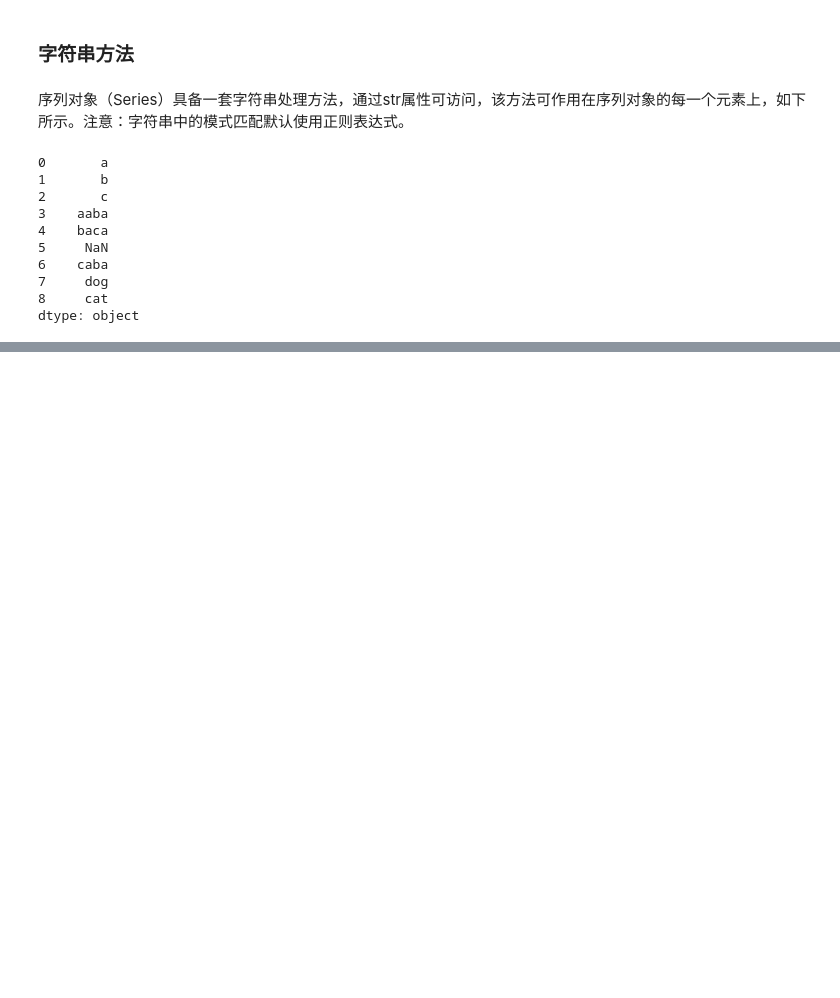
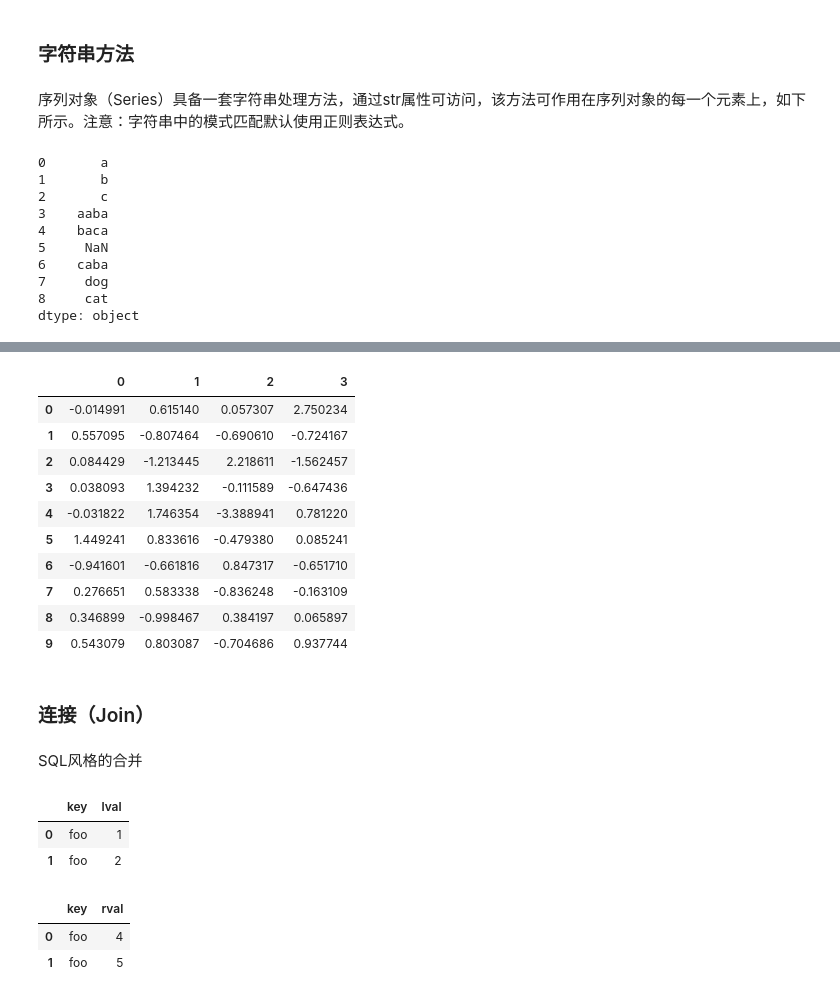
Before and after one commit to rucyang/docs-to-cn, a Jupyter notebook: Pandas十分钟入门.ipynb, the cells around one changed output, grey strips where cells are left out. Drawn from its saved outputs; the diff is of its cells as text; code cells hidden in the pictures; blank space fills up the shorter version.

```diff
--- a/Pandas十分钟入门.ipynb
+++ b/Pandas十分钟入门.ipynb
@@ -625,0 +649,33 @@ dtype: object
+# %%
+pieces = [df[:3], df[3:7], df[7:]]
+pd.concat(pieces)
+# %% [output]
+|  | 0 | 1 | 2 | 3 |
+| 0 | -0.014991 | 0.615140 | 0.057307 | 2.750234 |
+| 1 | 0.557095 | -0.807464 | -0.690610 | -0.724167 |
+| 2 | 0.084429 | -1.213445 | 2.218611 | -1.562457 |
+| 3 | 0.038093 | 1.394232 | -0.111589 | -0.647436 |
+| 4 | -0.031822 | 1.746354 | -3.388941 | 0.781220 |
+| 5 | 1.449241 | 0.833616 | -0.479380 | 0.085241 |
+| 6 | -0.941601 | -0.661816 | 0.847317 | -0.651710 |
+| 7 | 0.276651 | 0.583338 | -0.836248 | -0.163109 |
+| 8 | 0.346899 | -0.998467 | 0.384197 | 0.065897 |
+| 9 | 0.543079 | 0.803087 | -0.704686 | 0.937744 |
+# %% [markdown]
+### 连接（Join）
+# %% [markdown]
+SQL风格的合并
+# %%
+left = pd.DataFrame({'key': ['foo', 'foo'], 'lval': [1, 2]})
+right = pd.DataFrame({'key': ['foo', 'foo'], 'rval': [4, 5]})
+left
+# %% [output]
+|  | key | lval |
+| 0 | foo | 1 |
+| 1 | foo | 2 |
+# %%
+right
+# %% [output]
+|  | key | rval |
+| 0 | foo | 4 |
+| 1 | foo | 5 |
```
Also changed, not shown: parts of 78 cells of this notebook.
